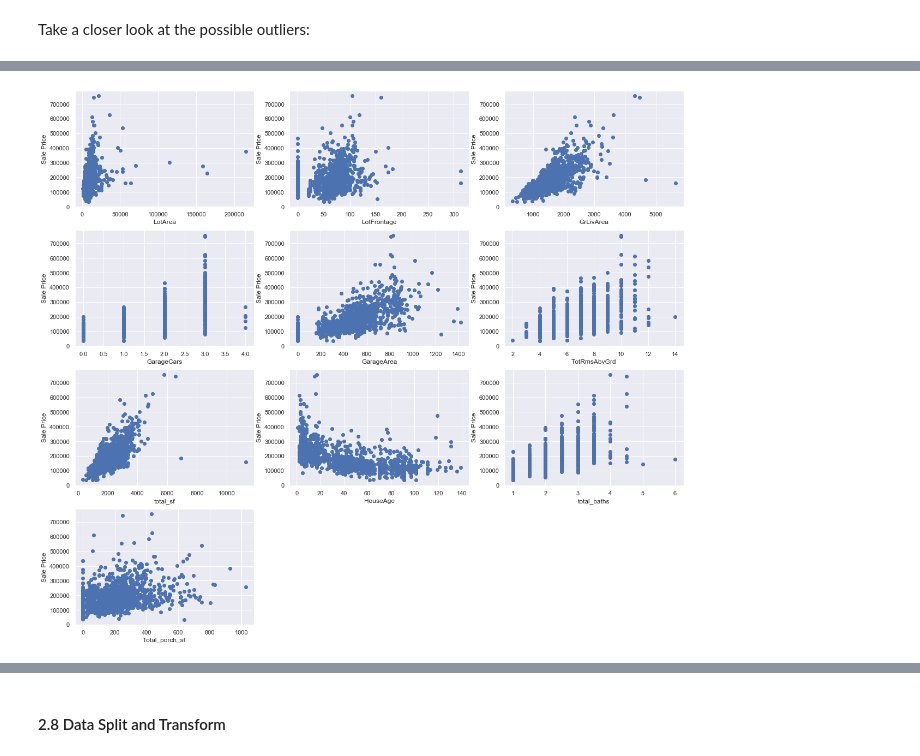
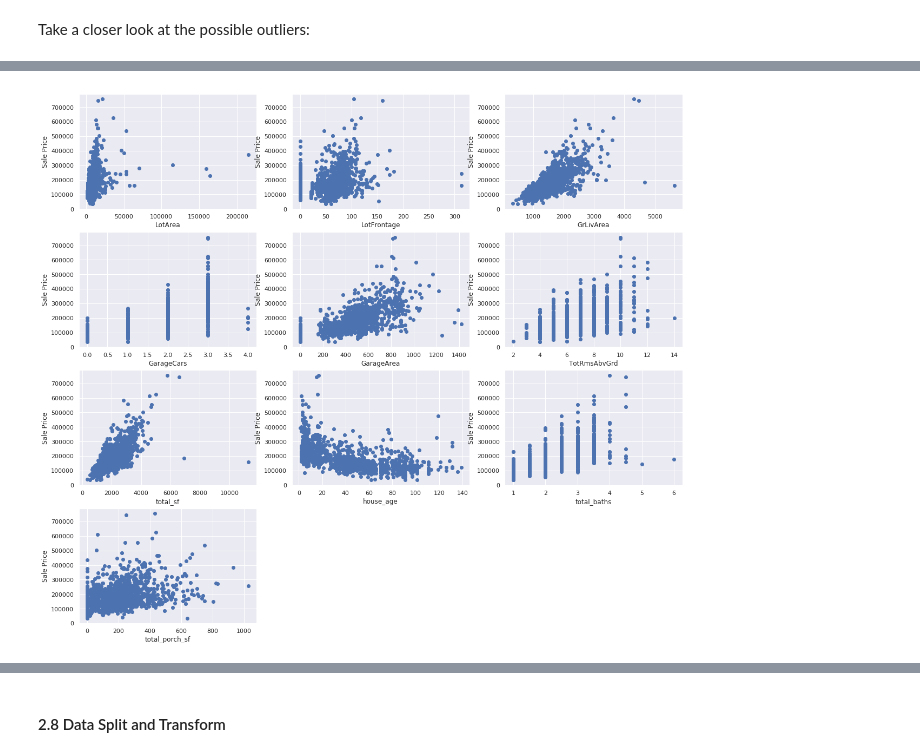
Before and after one commit to allison-godfrey/w207-final-group-project, a Jupyter notebook: W207_Predict_Property_Sale_Price.ipynb, the cells around one changed output, grey strips where cells are left out. Saved outputs shown, nothing was run; the diff lists cells and outputs as text; code cells hidden in the pictures.

```diff
--- a/W207_Predict_Property_Sale_Price.ipynb
+++ b/W207_Predict_Property_Sale_Price.ipynb
@@ -706,31 +710,31 @@ display(numerical_cols.describe().transpose())
 # %%
 def outlier_plots(data):
     plt.figure(figsize=(20, 18))
     sns.set(font_scale=1)
     outlier_columns = [
         'LotArea',
         'LotFrontage',
         'GrLivArea',
         'GarageCars',
         'GarageArea',
         'TotRmsAbvGrd',
         'total_sf',
-        'HouseAge',
+        'house_age',
         'total_baths',
-        'Total_porch_sf'
+        'total_porch_sf'
 
     ]
 
     n = 1
     for col in outlier_columns:
         scatter = plt.subplot(4, 3, n)
         plt.scatter(data[col], data["SalePrice"], color = 'b')
         plt.xlabel(col)
         plt.ylabel("Sale Price")
         n+=1
     plt.show()
 
 # print the plots that showed outliers
 outlier_plots(train_new)
 # %% [output]
-[figure, old version]
+[figure, new version]
```
Also changed, not shown: parts of 39 cells of this notebook, 1 other file.
